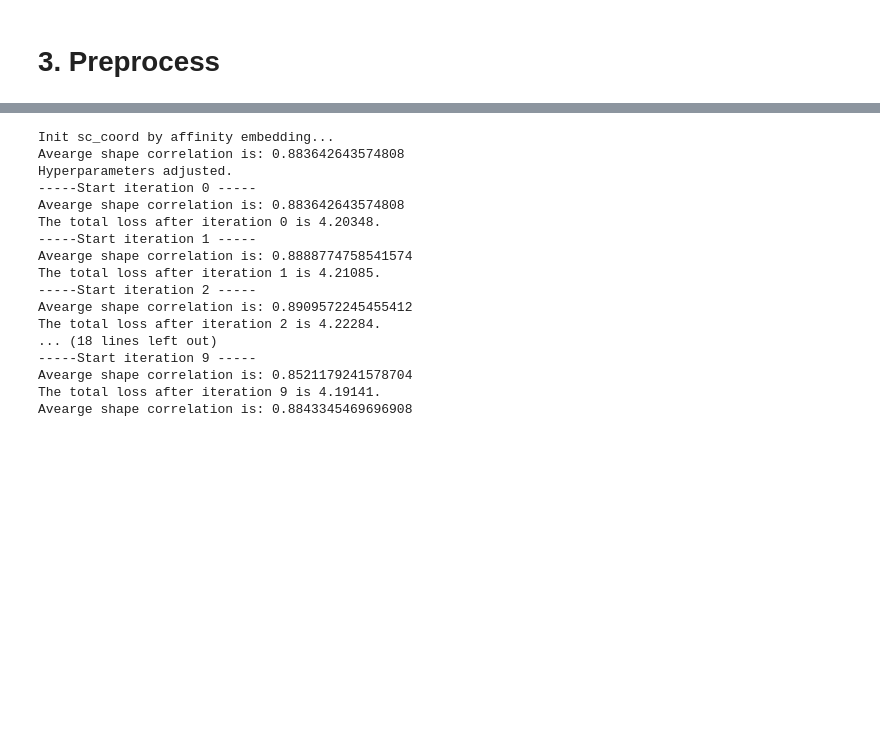
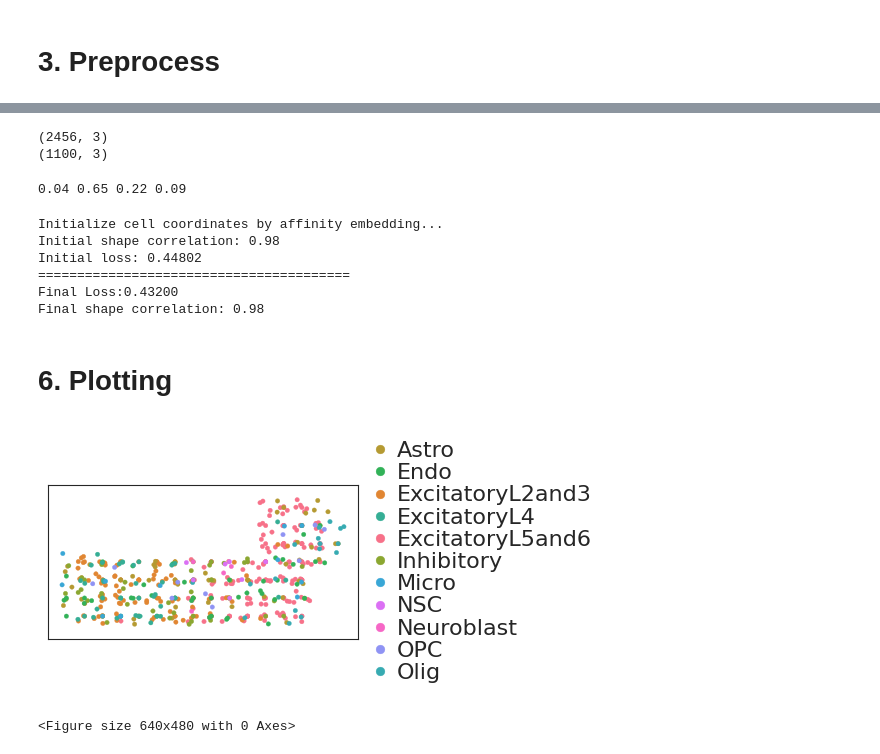
Before and after one commit to deepomicslab/StrInt, a Jupyter notebook: demo_tutorial.ipynb, the cells around one changed output, grey strips where cells are left out. Drawn from its saved outputs; the diff is of its cells as text; code cells hidden in the pictures; blank space fills up the shorter version.

Commit message:
add demo inputs

```diff
--- a/demo_tutorial.ipynb
+++ b/demo_tutorial.ipynb
@@ -22,13 +13,13 @@ sc.__version__
 # %% [markdown]
 # 1. Load files
 # %%
-inputDir = './demo/'
-outDir = f'{inputDir}/strint_results/'
+inputDir = './tutorial/demo/'
+outDir = f'{inputDir}/results/'
 if not os.path.exists(outDir):
     os.makedirs(outDir)
 sc_exp = pd.read_csv(f'{inputDir}/SC_exp.tsv',sep = '\t',header=0,index_col=0)
 sc_meta = pd.read_csv(f'{inputDir}/SC_meta.tsv',sep = '\t',header=0,index_col=0)
 st_exp = pd.read_csv(f'{inputDir}/ST_exp.tsv',sep = '\t',header=0,index_col=0)
 st_coord = pd.read_csv(f'{inputDir}/ST_coord.tsv',sep = '\t',header=0,index_col=0)
-st_decon = pd.read_csv(f'{inputDir}/ST_decon.tsv',sep = '\t',header=0,index_col=0)
-sc_distribution = pd.read_csv(f'{inputDir}/simu_sc_distribution.tsv',sep = '\t',header=0,index_col=0)
+st_decon = pd.read_csv(f'{inputDir}/ST_weight.tsv',sep = '\t',header=0,index_col=0)
+sc_distribution = pd.read_csv(f'{inputDir}/SC_smurf.tsv',sep = '\t',header=0,index_col=0)
@@ -68,6 +51,7 @@ sc_distribution = pd.read_csv(f'{outDir}SC_smurf.tsv',sep = '\t',header=0,index_
 # %% [markdown]
 # 3. Preprocess
 # %%
+species  = 'Mouse'
 sc_adata, st_adata, sc_ref, lr_df = pp.prep_all_adata(sc_exp = sc_exp, st_exp = st_exp, sc_distribution = sc_distribution,
-                                                    sc_meta = sc_meta, st_coord = st_coord, lr_df = lr_db, SP = species)
+                                                    sc_meta = sc_meta, st_coord = st_coord, SP = species)
 # %% [output]
@@ -123,26 +105,49 @@ print(p1, p2, p3, p4)
+# %%
+expected_cell_num = st_adata.shape[0] *num_per_spot
+ref_cell_num = sc_adata.shape[0]
+lr_db = pp.load_lr_df(species = species) # full LR database
+print(lr_db.shape)
+print(lr_df.shape)
+# %% [output]
+(2456, 3)
+(1100, 3)
+# %%
+p1, p2, p3, p4 = pp.auto_tune_parameters(expected_cell_num/ref_cell_num, len(lr_df)/len(lr_db))
+print(p1, p2, p3, p4)
+# %% [output]
+0.04 0.65 0.22 0.09
 # %%
 refined_sc_exp, sc_agg_meta = obj_spex.gradient_descent(
                 p1 = p1, p2 = p2, p3 = p3, p4 = p4,
                 delta = delta, eta = eta,
                 init_sc_embed = False,
                 iteration = max_rep, k = 2, W_HVG = 2,
-                left_range = 7, right_range = 8, steps = 1, dim = 2)
+                left_range = 0, right_range = 5, steps = 1, dim = 2)
 sc_agg_meta.to_csv(f'{outDir}/cell_mapping_meta.tsv',sep = '\t',header=True,index=True)
 # %% [output]
-Init sc_coord by affinity embedding...
-Avearge shape correlation is: 0.883642643574808
-Hyperparameters adjusted.
------Start iteration 0 -----
-Avearge shape correlation is: 0.883642643574808
-The total loss after iteration 0 is 4.20348.
------Start iteration 1 -----
-Avearge shape correlation is: 0.8888774758541574
-The total loss after iteration 1 is 4.21085.
------Start iteration 2 -----
-Avearge shape correlation is: 0.8909572245455412
-The total loss after iteration 2 is 4.22284.
-... (18 lines left out)
------Start iteration 9 -----
-Avearge shape correlation is: 0.8521179241578704
-The total loss after iteration 9 is 4.19141.
-Avearge shape correlation is: 0.8843345469696908
+Initialize cell coordinates by affinity embedding...
+Initial shape correlation: 0.98
+Initial loss: 0.44802
+========================================
+Final Loss:0.43200
+Final shape correlation: 0.98
+# %% [markdown]
+# 6. Plotting
+# %%
+species = 'Human'
+new_exp_fn = f'{outDir}/refined_sc_exp.tsv'
+new_meta_fn = f'{outDir}/cell_mapping_meta.tsv'
+
+alter_exp = pd.read_csv(new_exp_fn,sep='\t',index_col=0,header=0)
+sc_agg_meta = pd.read_csv(new_meta_fn,sep='\t',index_col=0,header=0)
+refine_adata = pp.make_adata(alter_exp,sc_agg_meta,species,save_path = outDir, save_adata = False)
+refine_adata.uns['tp_key'] = 'celltype'
+refine_adata.uns['rscript_path'] = '/apps/software/R/4.2.0-foss-2021b/bin/Rscript'
+refine_adata.uns['python_path'] = '/apps/software/Anaconda3/2022.05/bin/python'
+# del alter_exp
+# %%
+pl.sc_celltype(refine_adata, color_map = None, tp_key = refine_adata.uns['tp_key'], figsize= (4,2),
+        legend = True, size = 10, alpha = 1, savefig = True)
+# %% [output]
+[figure, added]
+<Figure size 640x480 with 0 Axes>
```
Also changed, not shown: parts of 20 cells of this notebook, 21 other files.
